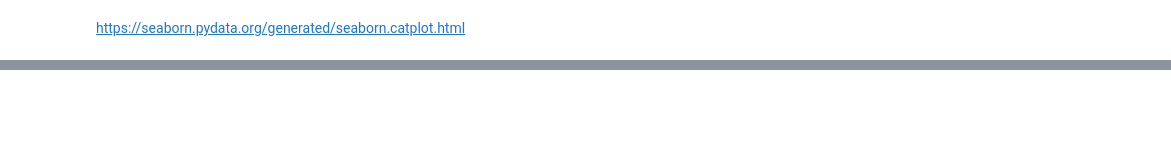
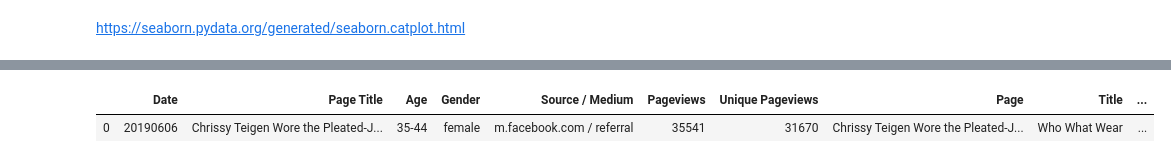
Before and after one commit to briannalytle/www_assessment, a Jupyter notebook: assessment_BL.ipynb, the cells around one changed output, grey strips where cells are left out. Cells and saved outputs as stored; diff of their text form; code cells hidden in the pictures; blank space fills up the shorter version.

```diff
--- a/assessment_BL.ipynb
+++ b/assessment_BL.ipynb
@@ -69,0 +200,5 @@ https://seaborn.pydata.org/generated/seaborn.catplot.html
+# %%
+www.head(1)
+# %% [output]
+|  | Date | Page Title | Age | Gender | Source / Medium | Pageviews | Unique Pageviews | Page | Title | ... |
+| 0 | 20190606 | Chrissy Teigen Wore the Pleated-J... | 35-44 | female | m.facebook.com / referral | 35541 | 31670 | Chrissy Teigen Wore the Pleated-J... | Who What Wear | ... |
```
Also changed, not shown: parts of 25 cells of this notebook, 1 other file.
